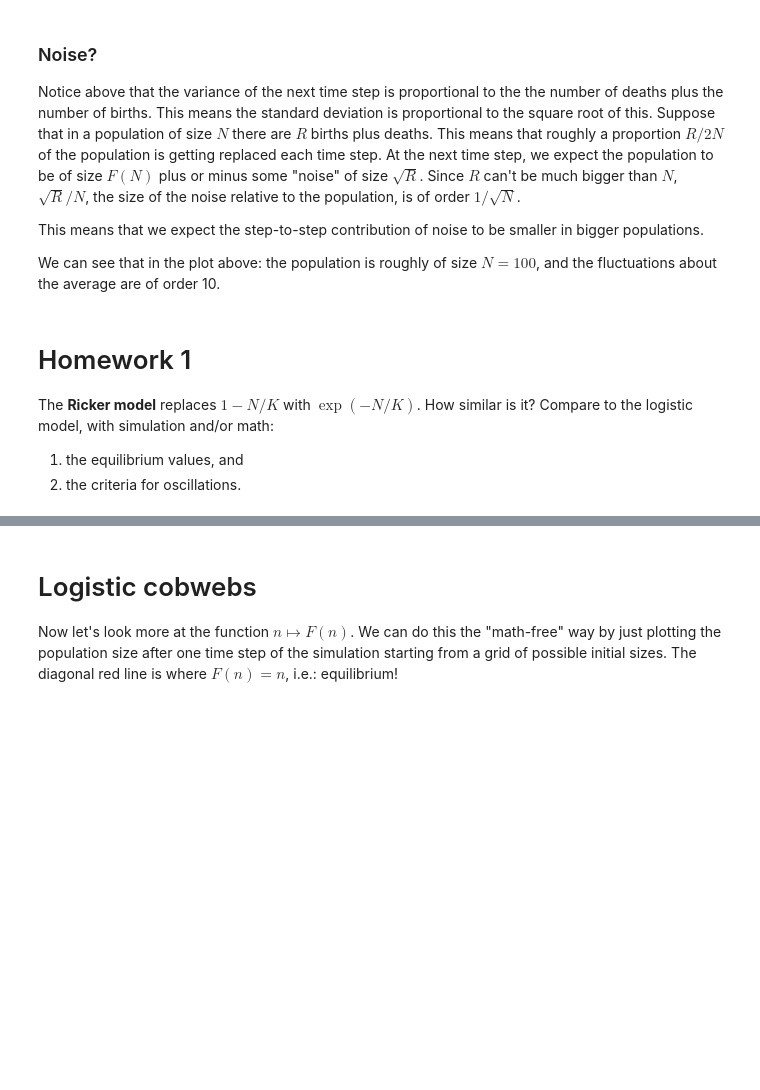
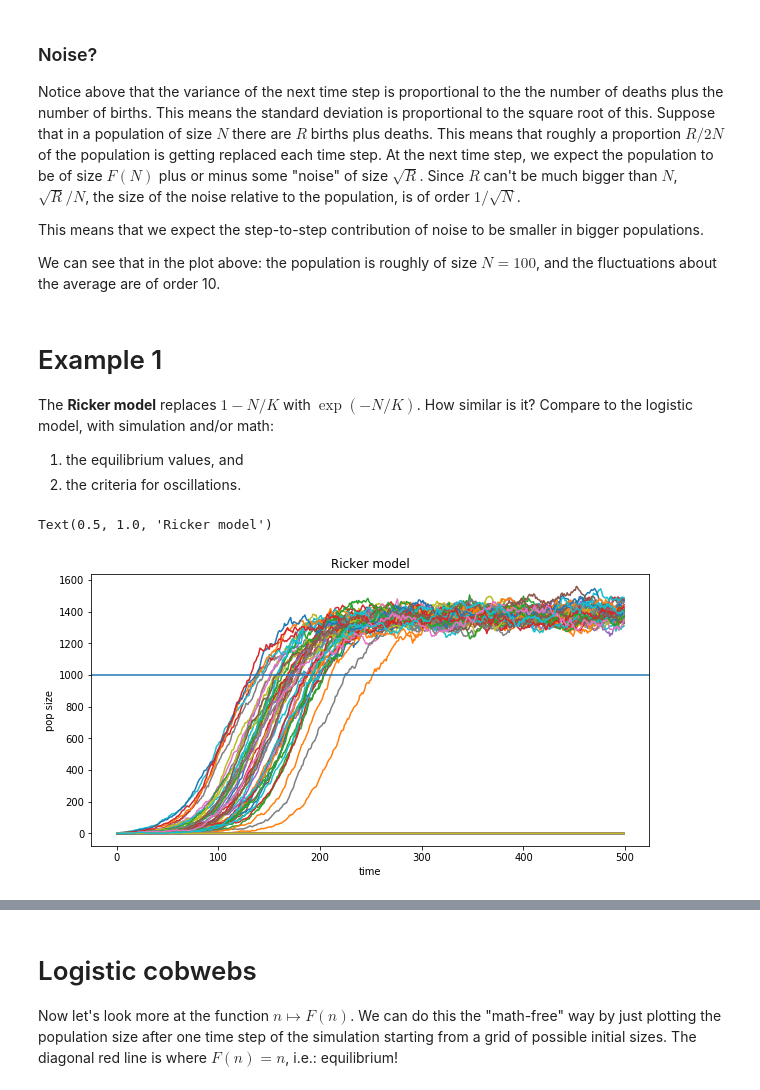
Before and after one commit to petrelharp/popbio, a Jupyter notebook: notebooks/individual_models.ipynb, the cells around one changed output, grey strips where cells are left out. Cells and saved outputs as stored; diff of their text form; code cells hidden in the pictures; blank space fills up the shorter version.

```diff
--- a/notebooks/individual_models.ipynb
+++ b/notebooks/individual_models.ipynb
@@ -244,10 +268,32 @@ to be smaller in bigger populations.
 We can see that in the plot above: the population is roughly of size $N=100$,
 and the fluctuations about the average are of order 10.
 # %% [markdown]
-# Homework 1
+# Example 1
 
 The **Ricker model** replaces $1 - N/K$ with $\exp(-N/K)$.
 How similar is it? Compare to the logistic model, with simulation and/or math:
 
 1. the equilibrium values, and
 2. the criteria for oscillations.
+# %%
+def ricker_gen(N, lam, p, K):
+    # N can be a vector of current simulation states
+    return (np.random.poisson(lam * N * np.exp(- N / K), len(N))
+            + np.random.binomial(N, p, len(N)))
+
+def ricker_equil(lam, p, K):
+    # return predicted equilibrium
+    return
+
+N = run_sim(np.repeat(1, 100), gen_fn=ricker_gen, ngens=500,
+            lam=0.1, p=0.95, K=2000)
+
+fig, ax = plt.subplots()
+ax.plot(N)
+ax.axhline(y=logistic_equil(lam=0.1, p=0.95, K=2000))
+ax.set_xlabel("time")
+ax.set_ylabel("pop size")
+ax.set_title("Ricker model")
+# %% [output]
+Text(0.5, 1.0, 'Ricker model')
+[figure, added]
```
Also changed, not shown: parts of 7 cells of this notebook.
